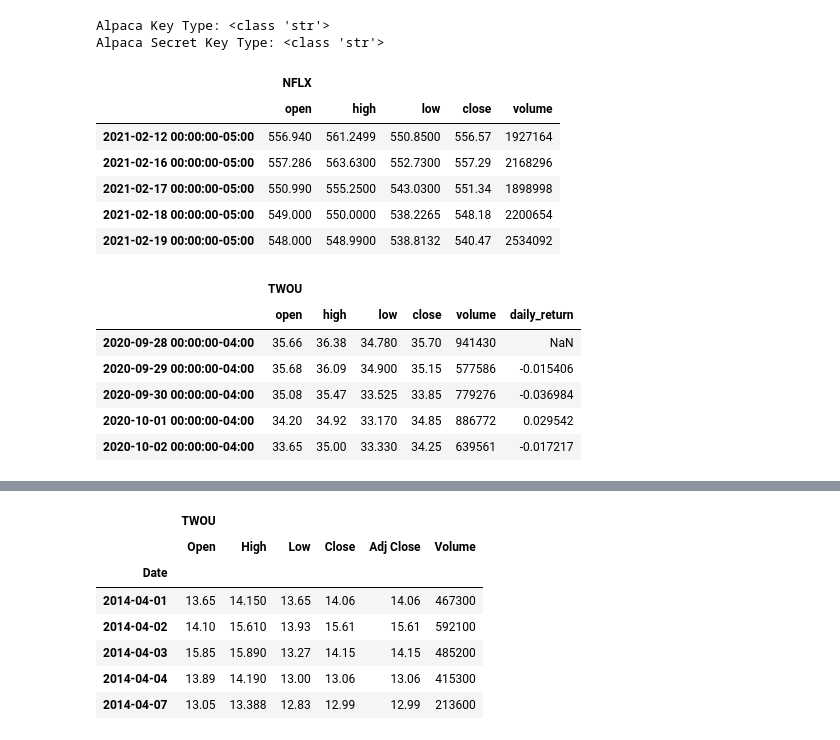
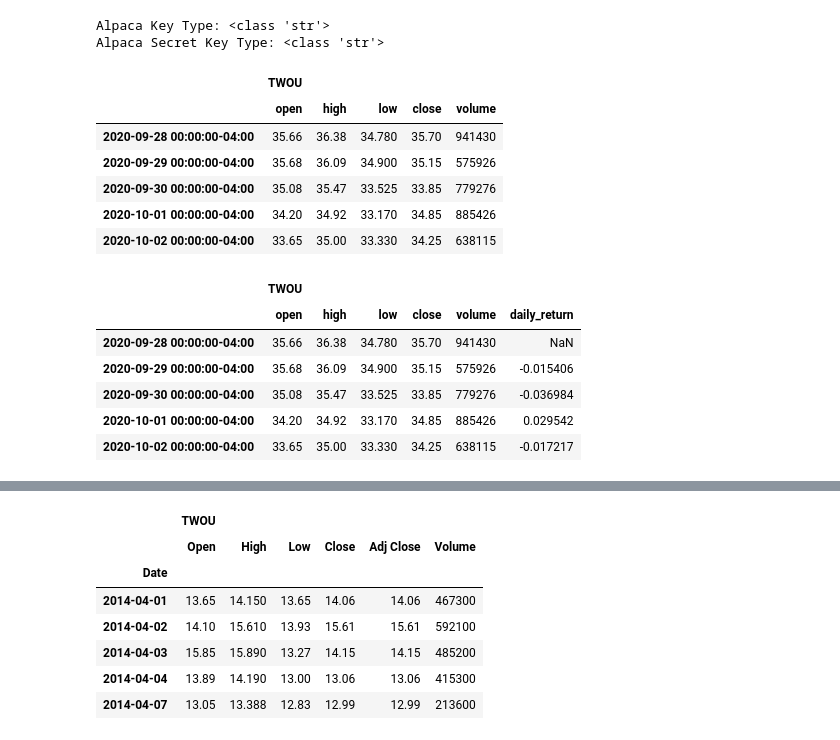
Before and after one commit to onyxcollc/2U_Business_Analysis, a Jupyter notebook: 2u_Analysis.ipynb, the cells around one changed output, grey strips where cells are left out. Saved outputs shown, nothing was run; the diff lists cells and outputs as text; code cells hidden in the pictures.

```diff
--- a/2u_Analysis.ipynb
+++ b/2u_Analysis.ipynb
@@ -43,27 +43,27 @@ alpaca = tradeapi.REST(
 # %%
 timeframe = "1D"
 
 start_date = pd.Timestamp("2016-09-10", tz="America/New_York").isoformat()
 end_date = pd.Timestamp("2021-02-19", tz="America/New_York").isoformat()
 
-ticker = ['NFLX']
+ticker = ['TWOU']
 
 Twou_df = alpaca.get_barset(
     ticker,
     timeframe,
     start=start_date,
     end=end_date
 
 ).df
-Twou_df.tail()
+Twou_df.head()
 # %% [output]
-|  | NFLX |  |  |  |  |
+|  | TWOU |  |  |  |  |
 |  | open | high | low | close | volume |
-| 2021-02-12 00:00:00-05:00 | 556.940 | 561.2499 | 550.8500 | 556.57 | 1927164 |
-| 2021-02-16 00:00:00-05:00 | 557.286 | 563.6300 | 552.7300 | 557.29 | 2168296 |
-| 2021-02-17 00:00:00-05:00 | 550.990 | 555.2500 | 543.0300 | 551.34 | 1898998 |
-| 2021-02-18 00:00:00-05:00 | 549.000 | 550.0000 | 538.2265 | 548.18 | 2200654 |
-| 2021-02-19 00:00:00-05:00 | 548.000 | 548.9900 | 538.8132 | 540.47 | 2534092 |
+| 2020-09-28 00:00:00-04:00 | 35.66 | 36.38 | 34.780 | 35.70 | 941430 |
+| 2020-09-29 00:00:00-04:00 | 35.68 | 36.09 | 34.900 | 35.15 | 575926 |
+| 2020-09-30 00:00:00-04:00 | 35.08 | 35.47 | 33.525 | 33.85 | 779276 |
+| 2020-10-01 00:00:00-04:00 | 34.20 | 34.92 | 33.170 | 34.85 | 885426 |
+| 2020-10-02 00:00:00-04:00 | 33.65 | 35.00 | 33.330 | 34.25 | 638115 |
 # %%
 MC_Three_Year = MCSimulation(
     portfolio_data = Twou_df,
@@ -77,10 +77,10 @@ MC_Three_Year.portfolio_data.head()
 |  | TWOU |  |  |  |  |  |
 |  | open | high | low | close | volume | daily_return |
 | 2020-09-28 00:00:00-04:00 | 35.66 | 36.38 | 34.780 | 35.70 | 941430 | NaN |
-| 2020-09-29 00:00:00-04:00 | 35.68 | 36.09 | 34.900 | 35.15 | 577586 | -0.015406 |
+| 2020-09-29 00:00:00-04:00 | 35.68 | 36.09 | 34.900 | 35.15 | 575926 | -0.015406 |
 | 2020-09-30 00:00:00-04:00 | 35.08 | 35.47 | 33.525 | 33.85 | 779276 | -0.036984 |
-| 2020-10-01 00:00:00-04:00 | 34.20 | 34.92 | 33.170 | 34.85 | 886772 | 0.029542 |
-| 2020-10-02 00:00:00-04:00 | 33.65 | 35.00 | 33.330 | 34.25 | 639561 | -0.017217 |
+| 2020-10-01 00:00:00-04:00 | 34.20 | 34.92 | 33.170 | 34.85 | 885426 | 0.029542 |
+| 2020-10-02 00:00:00-04:00 | 33.65 | 35.00 | 33.330 | 34.25 | 638115 | -0.017217 |
 # %%
 MC_Three_Year.calc_cumulative_return()
 # %% [output]
```
Also changed, not shown: parts of 16 cells of this notebook, 2 other files.
